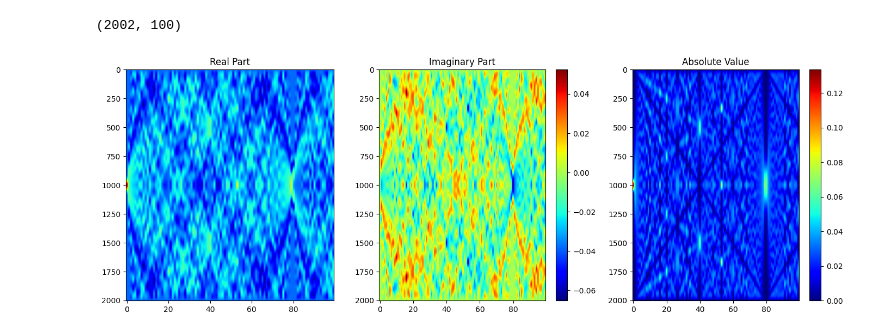
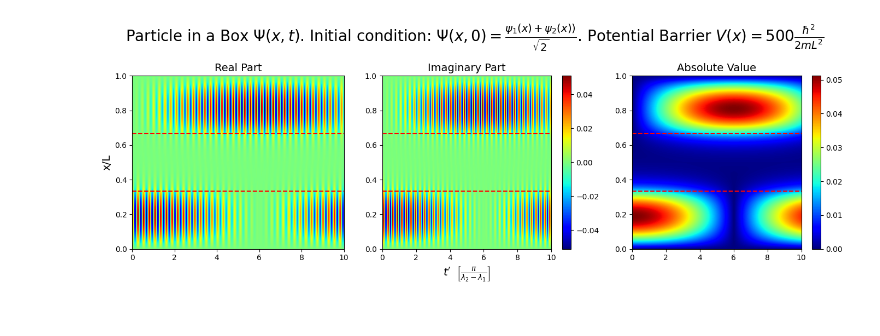
Before and after one commit to emilssp/Computational_Physics_v24, a Jupyter notebook: Quantum_Mechanics/python/plot.ipynb, the cells around one changed output. Saved outputs shown, nothing was run; the diff lists cells and outputs as text; code cells hidden in the pictures.

```diff
--- a/Quantum_Mechanics/python/plot.ipynb
+++ b/Quantum_Mechanics/python/plot.ipynb
@@ -147,41 +285,55 @@ plt.show()
 # %%
-data = pd.read_csv('../data/raw/wavefunction_delta.csv', header=None)
+data = pd.read_csv('../data/raw/wavefunction_barrier500_10T.csv', header=None)
 
 # Convert the DataFrame to a numpy array
 data = data.values
 
-def string_to_complex(s):
-    return complex(s.replace('i', 'j'))
+data = string_to_complex_v(data)
+real_parts = data[:,0:500].real
+imag_parts = data[:,0:500].imag
 
-string_to_complex_v = np.vectorize(string_to_complex)
-data = string_to_complex_v(data)
-real_parts = data[:,0:100].real
-imag_parts = data[:,0:100].imag
+N = real_parts.shape[0]
+M = real_parts.shape[1]
+
+x = np.linspace(0, 1, N+2)  # +2 to include the boundaries
+dx = x[1]-x[0]
+
+t = np.linspace(0, 1, M+2)  # +2 to include the boundaries
+dt = t[1]-t[0]
+
 
 absolute_values = np.sqrt(real_parts**2 + imag_parts**2)
-print(real_parts.shape)
 
 plt.figure(figsize=(14, 5))
-
 # Plot real part
 plt.subplot(1, 3, 1)
-plt.imshow(real_parts, cmap= "jet", aspect='auto')
-plt.title('Real Part')
+plt.imshow(real_parts, cmap= "jet", aspect='auto', extent = (0,10,0,1))
+plt.hlines(y=(1/3, 2/3), xmin=0, xmax=10, color='red', linestyles='--')
+plt.title('Real Part', fontsize = 14)
+plt.ylabel("x/L", fontsize = 14)
 
 # Plot imaginary part
 plt.subplot(1, 3, 2)
-plt.imshow(imag_parts, cmap= "jet", aspect='auto')
+plt.imshow(imag_parts, cmap= "jet", aspect='auto', extent = (0,10,0,1))
+plt.hlines(y=(1/3, 2/3), xmin=0, xmax=10, color='red', linestyles='--')
+
 plt.colorbar()
-plt.title('Imaginary Part')
+plt.title('Imaginary Part', fontsize = 14)
+plt.xlabel("$t'$  $\left[\\frac{\pi}{\lambda_2-\lambda_1}\\right]$", fontsize = 14)
+
 
 # Plot absolute value
 plt.subplot(1, 3, 3)
-plt.imshow(absolute_values, cmap= "jet", aspect='auto')
+plt.imshow(absolute_values, cmap= "jet", aspect='auto', extent = (0,10,0,1))
+plt.hlines(y=(1/3, 2/3), xmin=0, xmax=10, color='red', linestyles='--')
 plt.colorbar()
-plt.title('Absolute Value')
+plt.title('Absolute Value', fontsize = 14)
 
+
+
+plt.suptitle("Particle in a Box $\Psi(x,t)$. Initial condition: $\Psi(x,0) = \\frac{\psi_1(x) + \psi_2(x))}{\sqrt{2}} $. Potential Barrier $V(x) = 500 \\frac{\hbar^2}{2mL^2}$ ", fontsize = 20)
 plt.tight_layout()
+plt.savefig("../data/plots/wavefunction_barrier500_10T.png")
 plt.show()
 # %% [output]
-(2002, 100)
-[figure, old version]
+[figure, new version]
```
Also changed, not shown: parts of 8 cells of this notebook, 24 other files.
